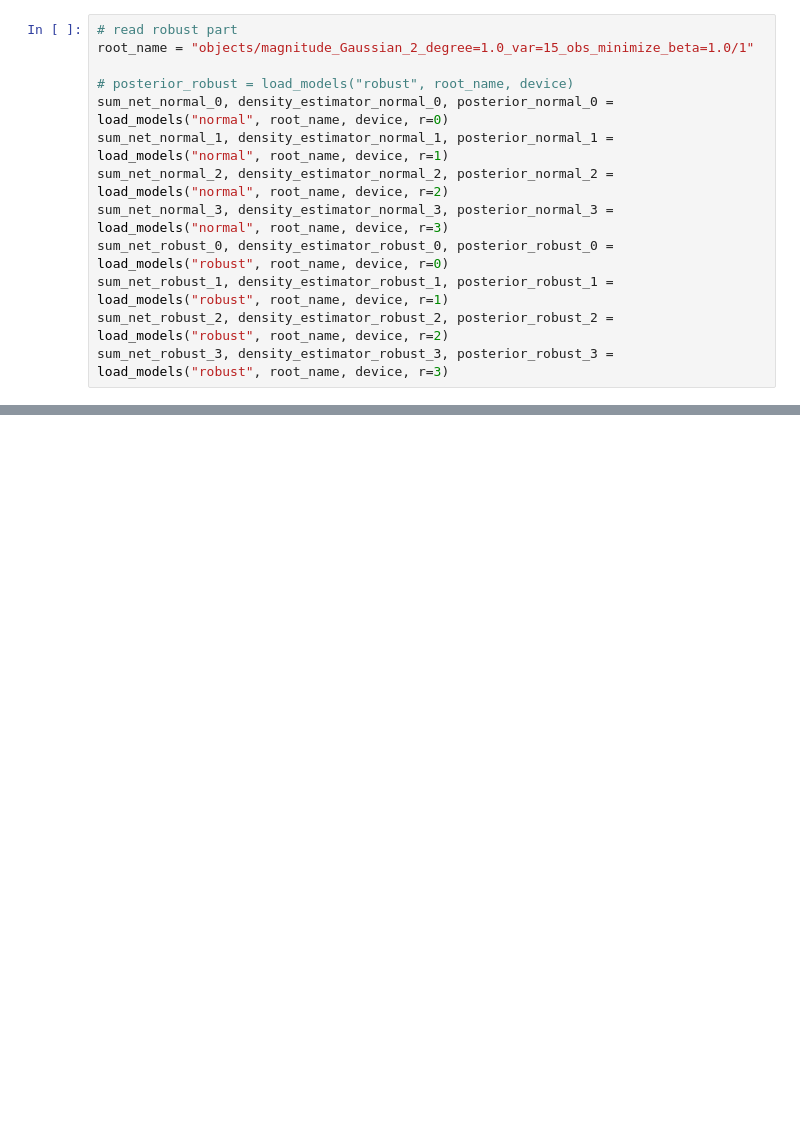
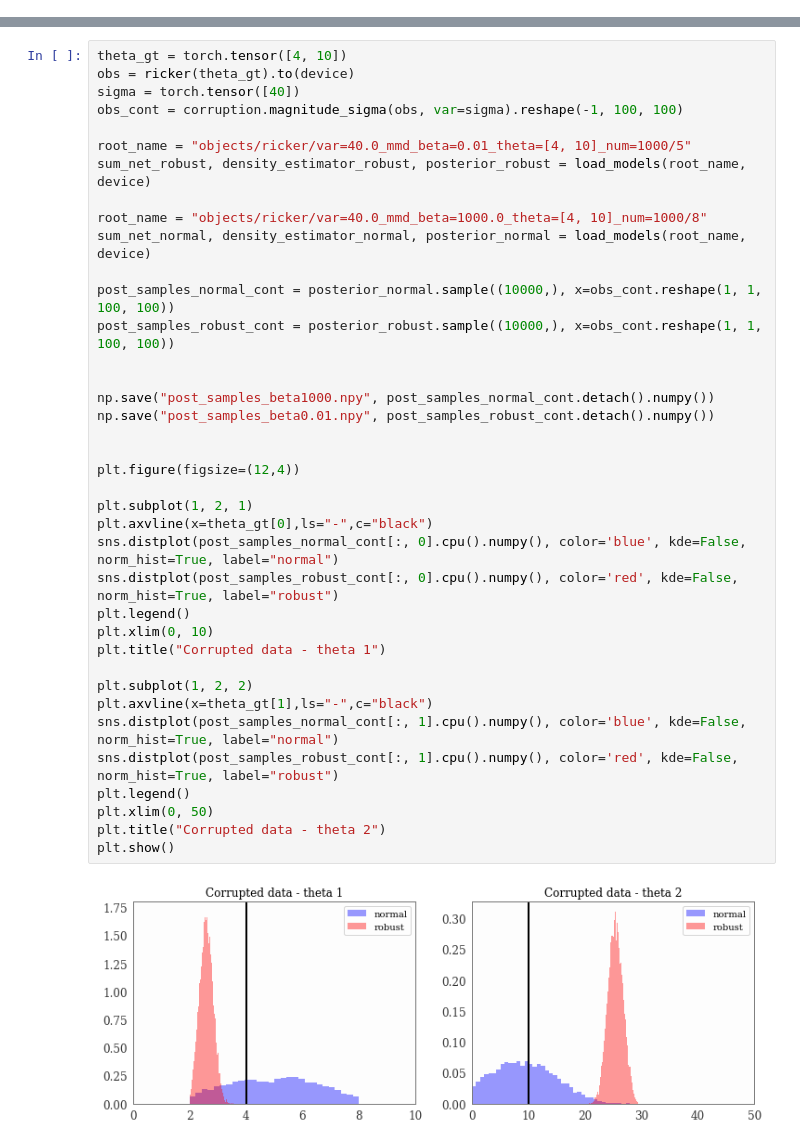
Before and after one commit to huangdaolang/robust-sbi, a Jupyter notebook: Ricker-Visualization.ipynb, the cells around one changed output, grey strips where cells are left out. Drawn from its saved outputs; the diff is of its cells as text; blank space fills up the shorter version.

```diff
--- a/Ricker-Visualization.ipynb
+++ b/Ricker-Visualization.ipynb
@@ -645,13 +0,0 @@ tensor(1.2587, grad_fn=<AddBackward0>)
-# %%
-# read robust part
-root_name = "objects/magnitude_Gaussian_2_degree=1.0_var=15_obs_minimize_beta=1.0/1"
-
-# posterior_robust = load_models("robust", root_name, device)
-sum_net_normal_0, density_estimator_normal_0, posterior_normal_0 = load_models("normal", root_name, device, r=0)
-sum_net_normal_1, density_estimator_normal_1, posterior_normal_1 = load_models("normal", root_name, device, r=1)
-sum_net_normal_2, density_estimator_normal_2, posterior_normal_2 = load_models("normal", root_name, device, r=2)
-sum_net_normal_3, density_estimator_normal_3, posterior_normal_3 = load_models("normal", root_name, device, r=3)
-sum_net_robust_0, density_estimator_robust_0, posterior_robust_0 = load_models("robust", root_name, device, r=0)
-sum_net_robust_1, density_estimator_robust_1, posterior_robust_1 = load_models("robust", root_name, device, r=1)
-sum_net_robust_2, density_estimator_robust_2, posterior_robust_2 = load_models("robust", root_name, device, r=2)
-sum_net_robust_3, density_estimator_robust_3, posterior_robust_3 = load_models("robust", root_name, device, r=3)
@@ -1363,0 +306,40 @@ plt.show()
+# %%
+theta_gt = torch.tensor([4, 10])
+obs = ricker(theta_gt).to(device)
+sigma = torch.tensor([40])
+obs_cont = corruption.magnitude_sigma(obs, var=sigma).reshape(-1, 100, 100)
+
+root_name = "objects/ricker/var=40.0_mmd_beta=0.01_theta=[4, 10]_num=1000/5"
+sum_net_robust, density_estimator_robust, posterior_robust = load_models(root_name, device)
+
+root_name = "objects/ricker/var=40.0_mmd_beta=1000.0_theta=[4, 10]_num=1000/8"
+sum_net_normal, density_estimator_normal, posterior_normal = load_models(root_name, device)
+
+post_samples_normal_cont = posterior_normal.sample((10000,), x=obs_cont.reshape(1, 1, 100, 100))
+post_samples_robust_cont = posterior_robust.sample((10000,), x=obs_cont.reshape(1, 1, 100, 100))
+
+
+np.save("post_samples_beta1000.npy", post_samples_normal_cont.detach().numpy())
+np.save("post_samples_beta0.01.npy", post_samples_robust_cont.detach().numpy())
+
+
+plt.figure(figsize=(12,4))
+
+plt.subplot(1, 2, 1)
+plt.axvline(x=theta_gt[0],ls="-",c="black")
+sns.distplot(post_samples_normal_cont[:, 0].cpu().numpy(), color='blue', kde=False, norm_hist=True, label="normal")
+sns.distplot(post_samples_robust_cont[:, 0].cpu().numpy(), color='red', kde=False, norm_hist=True, label="robust")
+plt.legend()
+plt.xlim(0, 10)
+plt.title("Corrupted data - theta 1")
+
+plt.subplot(1, 2, 2)
+plt.axvline(x=theta_gt[1],ls="-",c="black")
+sns.distplot(post_samples_normal_cont[:, 1].cpu().numpy(), color='blue', kde=False, norm_hist=True, label="normal")
+sns.distplot(post_samples_robust_cont[:, 1].cpu().numpy(), color='red', kde=False, norm_hist=True, label="robust")
+plt.legend()
+plt.xlim(0, 50)
+plt.title("Corrupted data - theta 2")
+plt.show()
+# %% [output]
+[figure, added]
```
Also changed, not shown: parts of 53 cells of this notebook, 5 other files.
